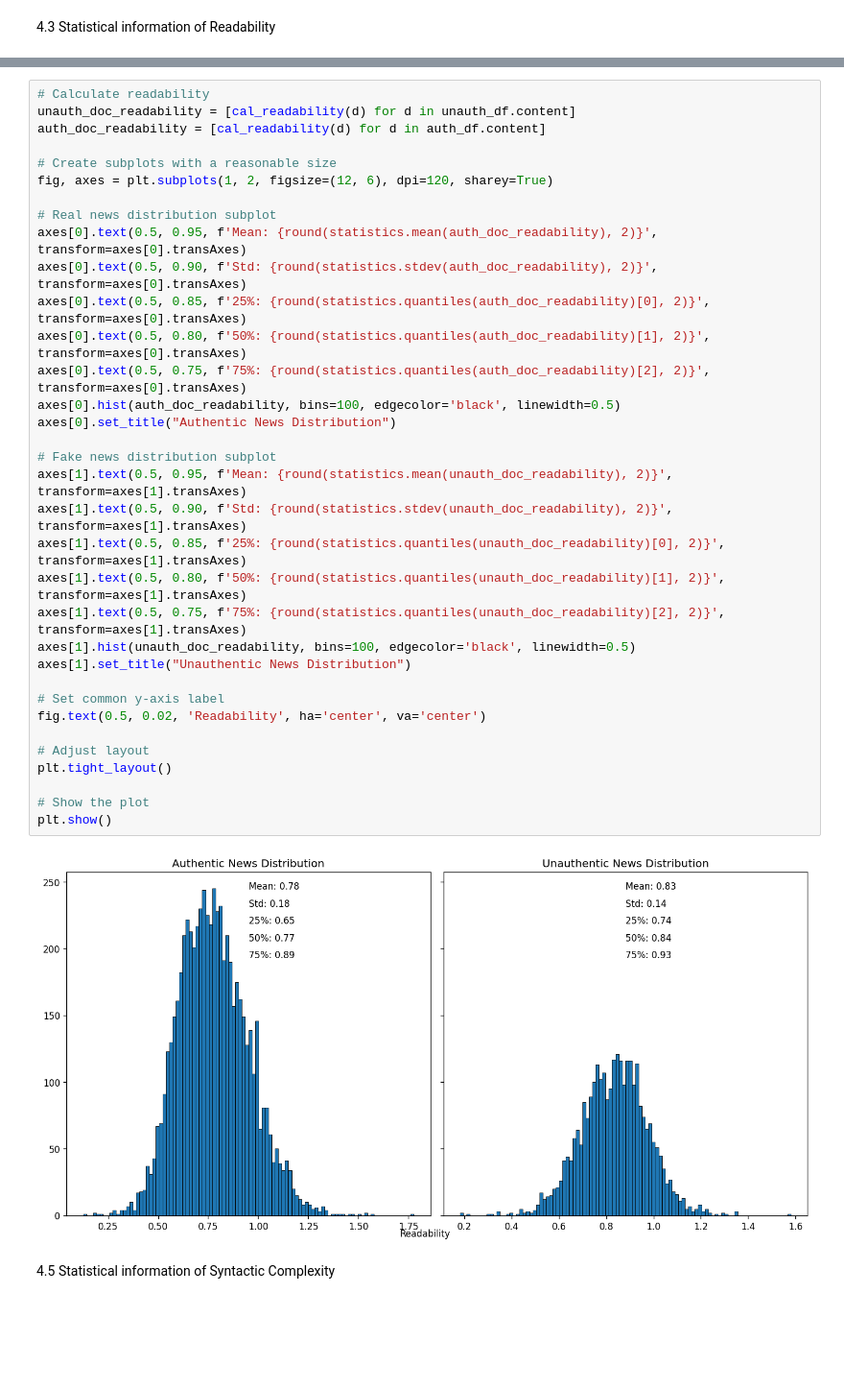
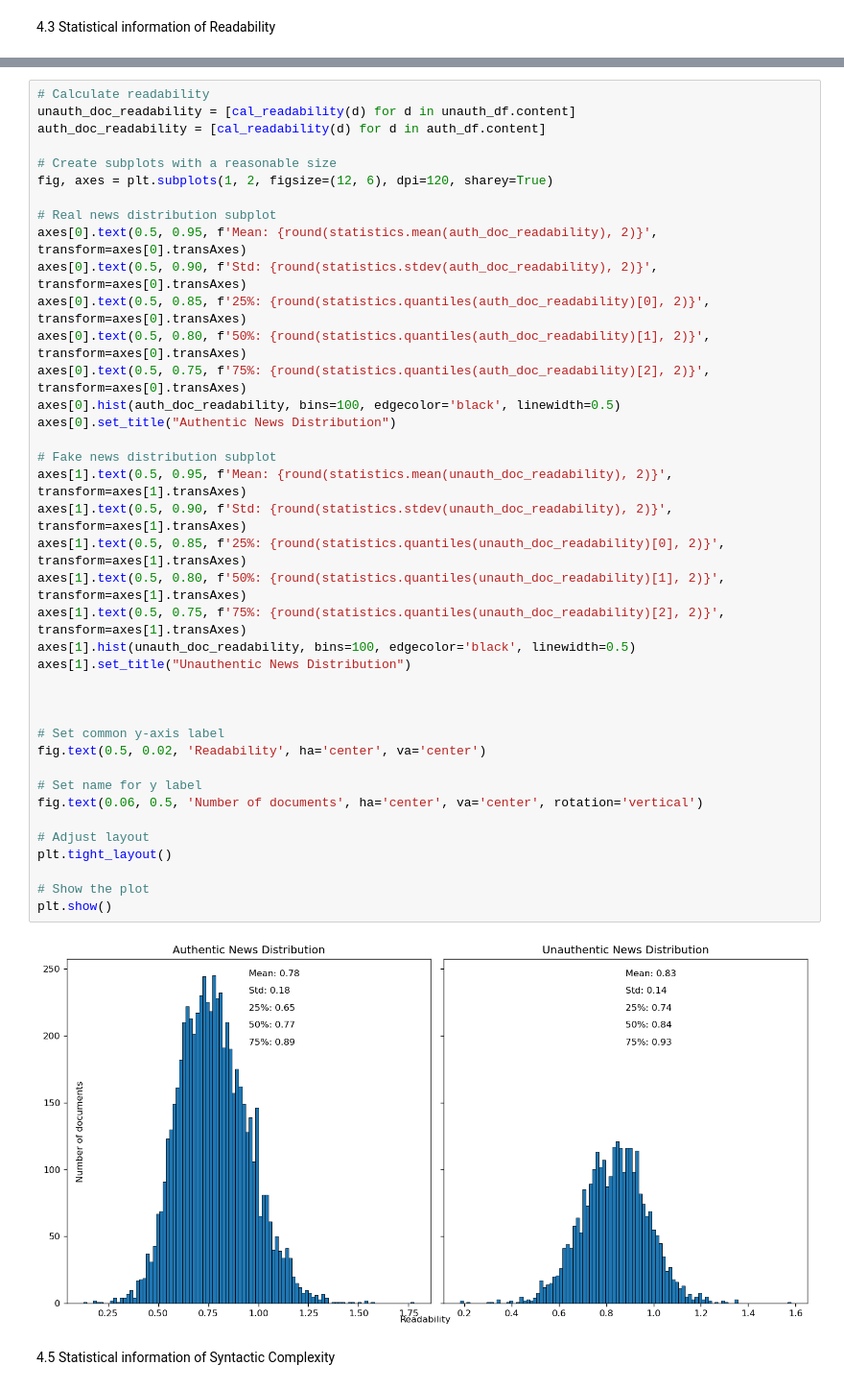
Before and after one commit to DreamyWanderer/Final_Lab, a Jupyter notebook: Source/Visualize/EDA.ipynb, the cells around one changed output, grey strips where cells are left out. Shown at 96% size. Drawn from its saved outputs; the diff is of its cells as text; blank space fills up the shorter version.

Commit message:
fix (EDA): fix plots in text analysis

```diff
--- a/Source/Visualize/EDA.ipynb
+++ b/Source/Visualize/EDA.ipynb
@@ -155,34 +170,39 @@ auth_doc_readability = [cal_readability(d) for d in auth_df.content]
 # Create subplots with a reasonable size
 fig, axes = plt.subplots(1, 2, figsize=(12, 6), dpi=120, sharey=True)
 
 # Real news distribution subplot
 axes[0].text(0.5, 0.95, f'Mean: {round(statistics.mean(auth_doc_readability), 2)}', transform=axes[0].transAxes)
 axes[0].text(0.5, 0.90, f'Std: {round(statistics.stdev(auth_doc_readability), 2)}', transform=axes[0].transAxes)
 axes[0].text(0.5, 0.85, f'25%: {round(statistics.quantiles(auth_doc_readability)[0], 2)}', transform=axes[0].transAxes)
 axes[0].text(0.5, 0.80, f'50%: {round(statistics.quantiles(auth_doc_readability)[1], 2)}', transform=axes[0].transAxes)
 axes[0].text(0.5, 0.75, f'75%: {round(statistics.quantiles(auth_doc_readability)[2], 2)}', transform=axes[0].transAxes)
 axes[0].hist(auth_doc_readability, bins=100, edgecolor='black', linewidth=0.5)
 axes[0].set_title("Authentic News Distribution")
 
 # Fake news distribution subplot
 axes[1].text(0.5, 0.95, f'Mean: {round(statistics.mean(unauth_doc_readability), 2)}', transform=axes[1].transAxes)
 axes[1].text(0.5, 0.90, f'Std: {round(statistics.stdev(unauth_doc_readability), 2)}', transform=axes[1].transAxes)
 axes[1].text(0.5, 0.85, f'25%: {round(statistics.quantiles(unauth_doc_readability)[0], 2)}', transform=axes[1].transAxes)
 axes[1].text(0.5, 0.80, f'50%: {round(statistics.quantiles(unauth_doc_readability)[1], 2)}', transform=axes[1].transAxes)
 axes[1].text(0.5, 0.75, f'75%: {round(statistics.quantiles(unauth_doc_readability)[2], 2)}', transform=axes[1].transAxes)
 axes[1].hist(unauth_doc_readability, bins=100, edgecolor='black', linewidth=0.5)
 axes[1].set_title("Unauthentic News Distribution")
 
+
+
 # Set common y-axis label
 fig.text(0.5, 0.02, 'Readability', ha='center', va='center')
+
+# Set name for y label
+fig.text(0.06, 0.5, 'Number of documents', ha='center', va='center', rotation='vertical')
 
 # Adjust layout
 plt.tight_layout()
 
 # Show the plot
 plt.show()
 # %% [output]
-[figure, old version]
+[figure, new version]
 # %% [markdown]
 4.5 Statistical information of Syntactic Complexity
 # %%
```
Also changed, not shown: parts of 13 cells of this notebook, 1 other file.
